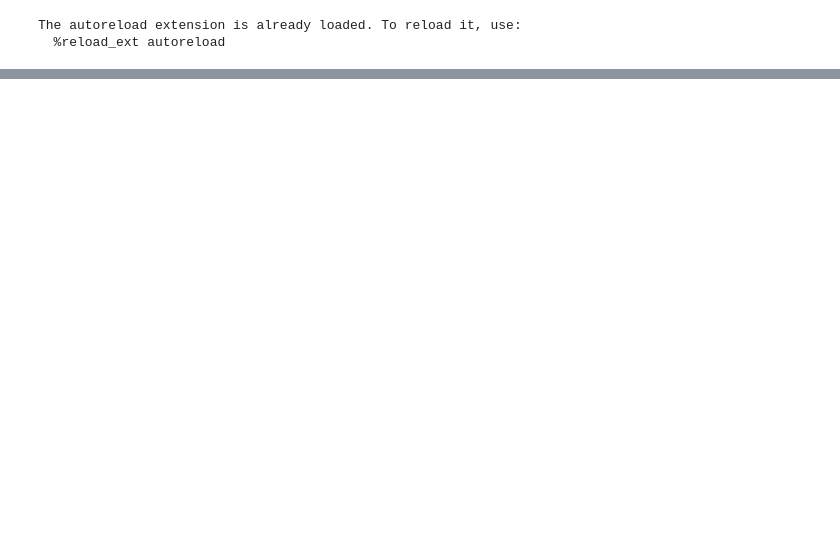
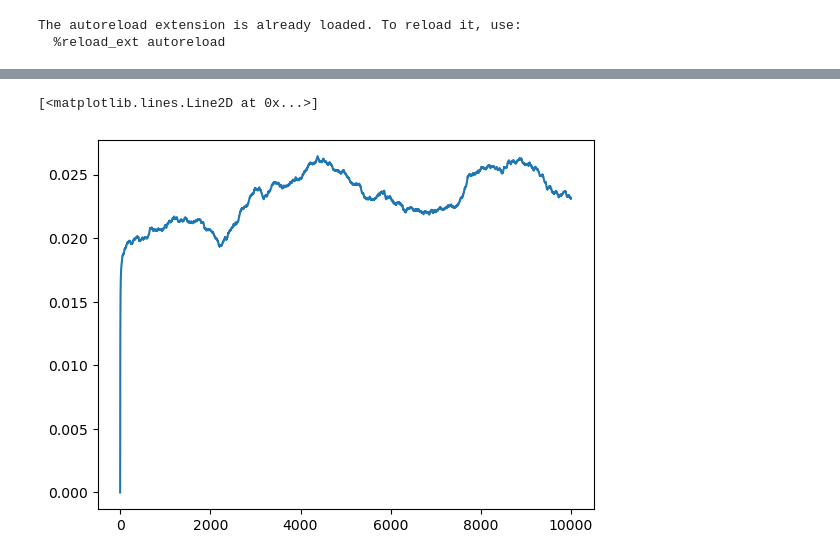
Before and after one commit to HaroldBenoit/behavioural-trading, a Jupyter notebook: project.ipynb, the cells around one changed output, grey strips where cells are left out. Drawn from its saved outputs; the diff is of its cells as text; code cells hidden in the pictures; blank space fills up the shorter version.

```diff
--- a/project.ipynb
+++ b/project.ipynb
@@ -189,0 +88,5 @@ pd.pivot_table(R_05_hour.apply(pd.Series),columns=R_05_hour.index).plot()
+# %%
+plt.plot(b)
+# %% [output]
+[<matplotlib.lines.Line2D at 0x...>]
+[figure, added]
```
Also changed, not shown: parts of 27 cells of this notebook, 3 other files.
